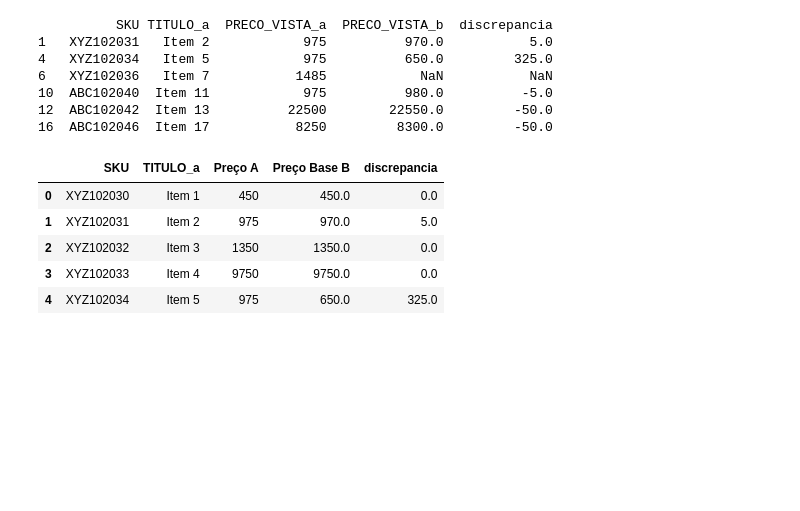
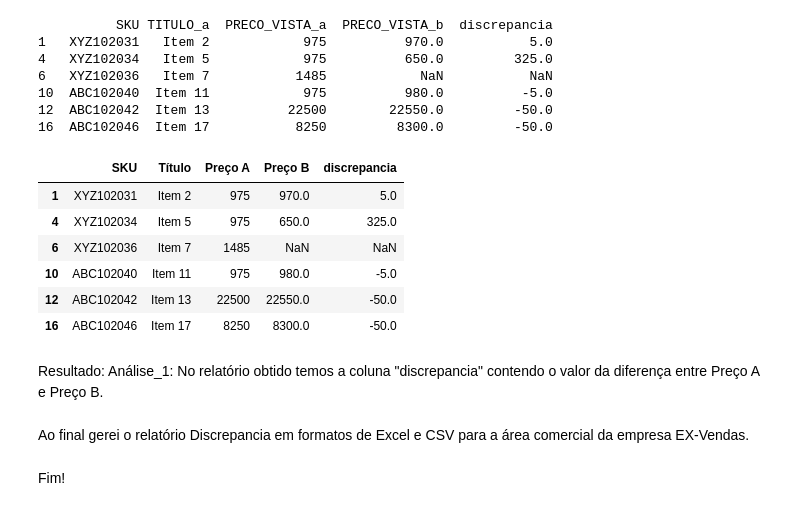
Before and after one commit to Gabriel-data/Colab_Project_Data_Analytics, a Jupyter notebook: 02_Portfolio_2_Comparação_de_Bases.ipynb, the cells around one changed output. Drawn from its saved outputs; the diff is of its cells as text; code cells hidden in the pictures; blank space fills up the shorter version.

```diff
--- a/02_Portfolio_2_Comparação_de_Bases.ipynb
+++ b/02_Portfolio_2_Comparação_de_Bases.ipynb
@@ -131,9 +131,9 @@ print(discrepancias)
 # %%
 # Selecionar apenas as colunas necessárias
 
-discrepancias1 = discrepancias[['SKU', 'TITULO_a', 'PRECO_VISTA_a', 'PRECO_VISTA_b', 'discrepancia']]
+discrepanciasz = discrepancias[['SKU', 'TITULO_a', 'PRECO_VISTA_a', 'PRECO_VISTA_b', 'discrepancia']]
 
-print(discrepancias1)
+print(discrepanciasz)
 # %% [output]
           SKU TITULO_a  PRECO_VISTA_a  PRECO_VISTA_b  discrepancia
 1   XYZ102031   Item 2            975          970.0           5.0
@@ -144,13 +144,19 @@ print(discrepancias1)
 16  ABC102046  Item 17           8250         8300.0         -50.0
 # %%
 # Renomear os campos para melhor legibilidade
-discrepancias1 = df_merged.rename(columns={'PRECO_VISTA_a': 'Preço A', 'PRECO_VISTA_b': 'Preço Base B'})
+discrepancias2 = discrepanciasz.rename(columns={'TITULO_a': 'Título', 'PRECO_VISTA_a': 'Preço A', 'PRECO_VISTA_b': 'Preço B'})
 
-discrepancias1.head()
+discrepancias2.head(10)
 # %% [output]
-|  | SKU | TITULO_a | Preço A | Preço Base B | discrepancia |
-| 0 | XYZ102030 | Item 1 | 450 | 450.0 | 0.0 |
+|  | SKU | Título | Preço A | Preço B | discrepancia |
 | 1 | XYZ102031 | Item 2 | 975 | 970.0 | 5.0 |
-| 2 | XYZ102032 | Item 3 | 1350 | 1350.0 | 0.0 |
-| 3 | XYZ102033 | Item 4 | 9750 | 9750.0 | 0.0 |
 | 4 | XYZ102034 | Item 5 | 975 | 650.0 | 325.0 |
+| 6 | XYZ102036 | Item 7 | 1485 | NaN | NaN |
+| 10 | ABC102040 | Item 11 | 975 | 980.0 | -5.0 |
+| 12 | ABC102042 | Item 13 | 22500 | 22550.0 | -50.0 |
+| 16 | ABC102046 | Item 17 | 8250 | 8300.0 | -50.0 |
+# %% [markdown]
+Resultado: Análise_1:
+No relatório obtido temos a coluna "discrepancia" contendo o valor da diferença entre Preço A e Preço B.
+# %% [markdown]
+Ao final gerei o relatório Discrepancia em formatos de Excel e CSV para a área comercial da empresa EX-Vendas.
@@ -156,0 +171,2 @@ discrepancias1.head()
+# %% [markdown]
+Fim!
```
Also changed, not shown: parts of 2 cells of this notebook.
